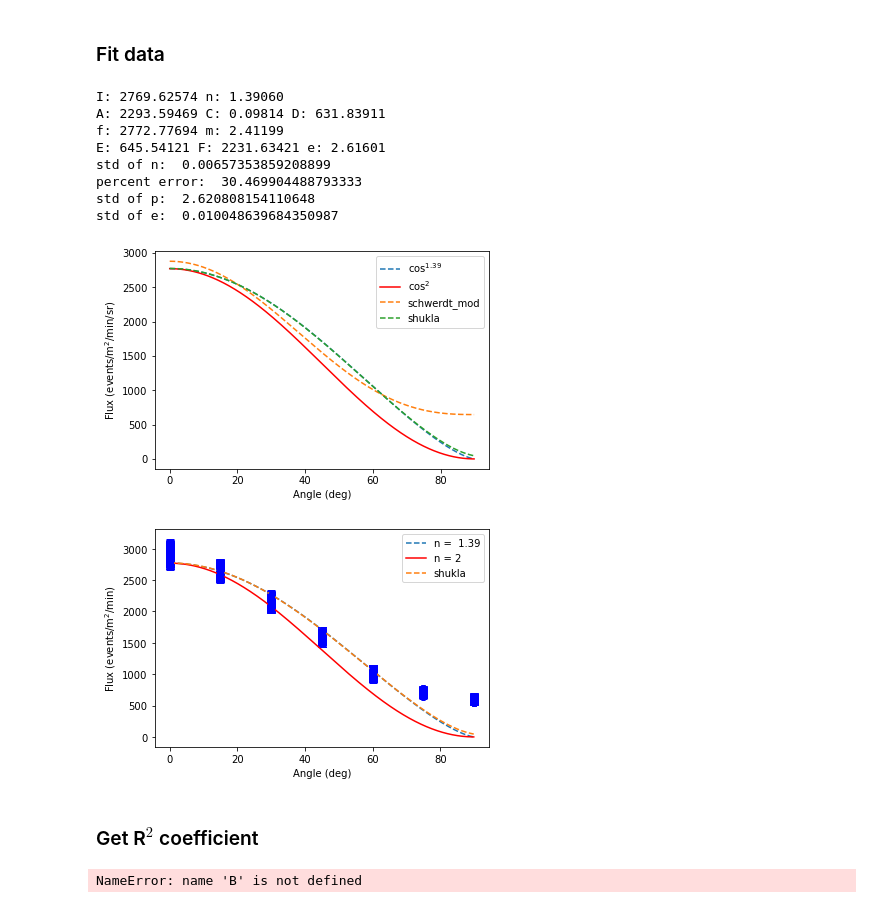
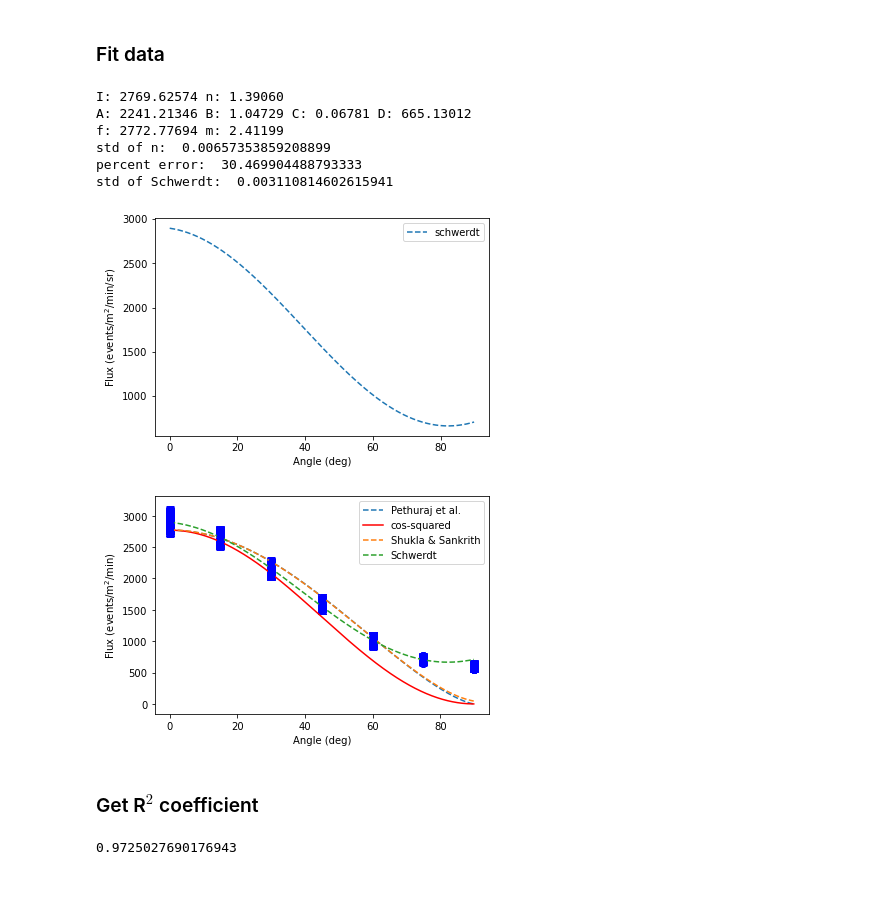
Before and after one commit to ricco-hub/cosmic_rays, a Jupyter notebook: Angles/All/all_analysis.ipynb, the cells around one changed output. Drawn from its saved outputs; the diff is of its cells as text; code cells hidden in the pictures.

Commit message:
Fix Schwerdt model

```diff
--- a/Angles/All/all_analysis.ipynb
+++ b/Angles/All/all_analysis.ipynb
@@ -121,34 +121,38 @@ ni = 0
 #     ni += 1
 
 rad_angles = [a * (np.pi / 180) for a in angles]
+rad_angles = np.array(rad_angles)
 
 def objective(angle, I, n):
     return I * (np.cos(angle)**(n))
 
-def schwerdt(angle, A, C, D):
-    return (A * (np.cos(angle + C)**2)) + D
+def schwerdt(angle, A, B, C, D):
+    return (A * (np.cos(B*angle + C))**2) + D
 
 def shukla(angle, f, m):
     return f * (np.sqrt(30276*np.cos(angle)**2 + 349) - 174*np.cos(angle))**(-1*m+1)
 
-def mod_schwerdt(angle,E,F,e):
-    return E + F * (np.cos(angle)**(e))
+# def mod_schwerdt(angle,E,F,G,H,e):
+#     #return E + F * (np.cos(angle)**(e))
+#     return (E * (np.cos(F*angle + G))**e) + H
 
 popt, var = curve_fit(objective, rad_angles, flux_all, p0=[4266, 2], sigma = error_all, maxfev = 8000)
 I, n = popt
 print('I: %.5f n: %.5f' % (I, n))
 
-mod_popt, mod_var = curve_fit(schwerdt, rad_angles, flux_all, p0=[1000, 0, 4266], sigma = error_all, maxfev = 8000)#[1000, 0, 4266]
-A, C, D = mod_popt
-print('A: %.5f C: %.5f D: %.5f' % (A, C, D))
+mod_popt, mod_var = curve_fit(schwerdt, rad_angles, flux_all, p0=[2500, 1, 0, 500], sigma = error_all, maxfev = 8000)#[1000, 0, 4266]
+A, B, C, D = mod_popt
+print('A: %.5f B: %.5f C: %.5f D: %.5f' % (A, B, C, D))
 
 s_popt, s_var = curve_fit(shukla, rad_angles, flux_all, p0=[4266, 3], sigma = error_all, maxfev = 8000)
 f, m = s_popt
 print('f: %.5f m: %.5f' % (f,m))
 
-mod_schwerdt_popt, mod_schwerdt_var = curve_fit(mod_schwerdt, rad_angles, flux_all, p0=[1208, 4266, 2], sigma = error_all, maxfev = 8000)
-E, F, e = mod_schwerdt_popt
-print('E: %.5f F: %.5f e: %.5f' % (E,F,e))
+# mod_schwerdt_popt, mod_schwerdt_var = curve_fit(mod_schwerdt, rad_angles, flux_all, p0=[2500, 1, 0, 500, 2], sigma = error_all, maxfev = 8000)#[1208, 4266, 2]
+# #E, F, e = mod_schwerdt_popt
+# #print('E: %.5f F: %.5f e: %.5f' % (E,F,e))
+# E,F,G,H,e = mod_schwerdt_popt
+# print('E: %.5f F: %.5f G: %.5f H: %.5f e: %.5f' % (E,F,G,H,e))
 
 #covariance matrix
 #print(var)
@@ -160,50 +164,48 @@ print('std of n: ', perr[1])
 
 d = abs((n - 2) / 2)
 print('percent error: ', d*100)
 
 mod_perr = np.sqrt(np.diag(mod_var))
-print('std of p: ', mod_perr[2])
+print('std of Schwerdt: ', mod_perr[2])
 
-mod_mod_schwerdt = np.sqrt(np.diag(mod_schwerdt_var))
-print('std of e: ', mod_mod_schwerdt[2])
+# mod_mod_schwerdt = np.sqrt(np.diag(mod_schwerdt_var))
+# print('std of e: ', mod_mod_schwerdt[2])
 #mod_d = abs((p - 2) / 2)
 #print('percent error: ', mod_d*100)
 
 fit = objective(rad_angles, I, n)
-schwerdt_fit = schwerdt(rad_angles, A, C, D)
+schwerdt_fit = schwerdt(rad_angles, A, B, C, D)
 ideal = objective(rad_angles, I, 2)
 s_fit = shukla(rad_angles, f, m)
-mod_schwerdt_fit = (rad_angles, E, F, e)
+#mod_schwerdt_fit = (rad_angles, E, F, G,H,e)
 
 x = np.arange(0, 90, 0.1)
 #y_ideal = A + B * (np.cos(x * np.pi/180)**2)
 y_ideal = I * (np.cos(x * np.pi/180)**2)
 #y_fit = A + B * (np.cos(x * np.pi/180)**n)
 y_fit = I * (np.cos(x * np.pi/180)**n)
-y_schwerdt = A * (np.cos(((x*np.pi/180) + C)**2) + D)
+y_schwerdt = (A * np.cos(B*(x*np.pi/180) + C)**2) + D
 y_s = f * (np.sqrt(30276*np.cos(x * np.pi/180)**2 + 349) - 174*np.cos(x * np.pi/180))**(-1*(m-1))
-y_mod_schwerdt_fit = E + F * (np.cos(x * np.pi/180)**(e))
+#y_mod_schwerdt_fit = (E * np.cos((F*x * np.pi/180) + G)**(e)) + H
 
-plt.plot(x, y_fit, linestyle='dashed', label='cos$^{%5.2f}$' %n)
-plt.plot(x,y_ideal, c='r', label='cos$^2$')
-plt.plot(x, y_mod_schwerdt_fit, linestyle='dashed', label='schwerdt_mod')
-plt.plot(x, y_s, linestyle='dashed', label='shukla')
-#plt.plot(x, y_schwerdt, linestyle='dashed', label='schwerdt')
+#plt.plot(x, y_fit, linestyle='dashed', label='cos$^{%5.2f}$' %n)
+#plt.plot(x,y_ideal, c='r', label='cos$^2$')
+#plt.plot(x, y_mod_schwerdt_fit, linestyle='dashed', label='schwerdt_mod')
+#plt.plot(x, y_s, linestyle='dashed', label='shukla')
+plt.plot(x, y_schwerdt, linestyle='dashed', label='schwerdt')
 
 plt.xlabel('Angle (deg)')
 plt.ylabel('Flux (events/m$^2$/min/sr)')
 plt.legend()
 plt.show()
 # %% [output]
 I: 2769.62574 n: 1.39060
-A: 2293.59469 C: 0.09814 D: 631.83911
+A: 2241.21346 B: 1.04729 C: 0.06781 D: 665.13012
 f: 2772.77694 m: 2.41199
-E: 645.54121 F: 2231.63421 e: 2.61601
 std of n:  0.00657353859208899
 percent error:  30.469904488793333
-std of p:  2.620808154110648
-std of e:  0.010048639684350987
+std of Schwerdt:  0.003110814602615941
-[figure, old version]
+[figure, new version]
 # %%
 angles =  [0, 15, 30, 45, 60, 75, 90]
 
@@ -230,12 +232,14 @@ y_ideal = I * (np.cos(x * np.pi/180)**2)
 y_fit = I * (np.cos(x * np.pi/180)**n)
 #y_mod = A + B * (np.cos(x * np.pi/180)**p)
 y_s = f * (np.sqrt(30276*np.cos(x * np.pi/180)**2 + 349) - 174*np.cos(x * np.pi/180))**(-1*(m-1))
+y_schwerdt = (A * np.cos(B*(x*np.pi/180) + C)**2) + D
 
 #plot model and fit
-plt.plot(x, y_fit, linestyle='dashed', label='n = %5.2f' %n)
-plt.plot(x,y_ideal, c='r', label='n = 2')
+plt.plot(x, y_fit, linestyle='dashed', label='Pethuraj et al.' %n)
+plt.plot(x,y_ideal, c='r', label='cos-squared')
 #plt.plot(x, y_mod, linestyle='dashed', label='n = %5.2f' %p)
-plt.plot(x, y_s, linestyle='dashed', label='shukla')
+plt.plot(x, y_s, linestyle='dashed', label='Shukla & Sankrith')
+plt.plot(x, y_schwerdt, linestyle='dashed', label='Schwerdt')
 
 
 plt.xlabel('Angle (deg)')
@@ -243,15 +247,15 @@ plt.ylabel('Flux (events/m$^2$/min)')
 plt.legend()
 plt.show()
 # %% [output]
-[figure, old version]
+[figure, new version]
 # %% [markdown]
 ### Get R$^2$ coefficient
 # %%
 from sklearn.metrics import r2_score
-mod_y_pred = schwerdt(rad_angles, A, B, p)
+mod_y_pred = schwerdt(rad_angles, A, B, C,D)
 y_pred = objective(rad_angles, I, n)
 r2_score(flux_all, y_pred)
 
 #r2_score(flux_all, mod_y_pred)
 # %% [output]
-NameError: name 'B' is not defined
+0.9725027690176943
```
